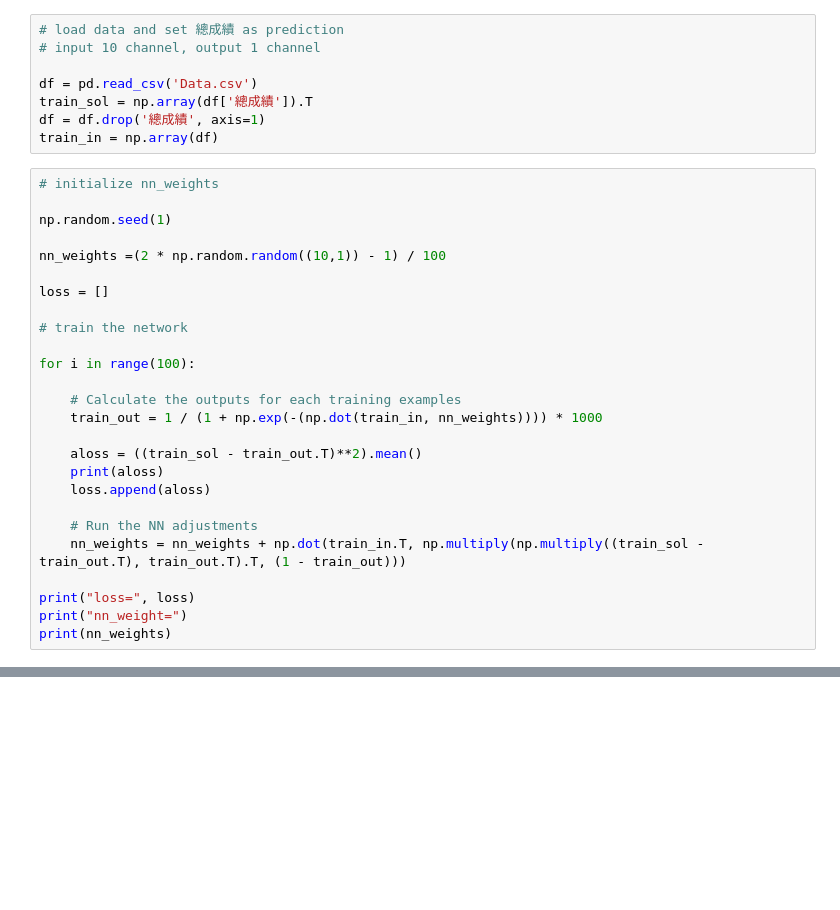
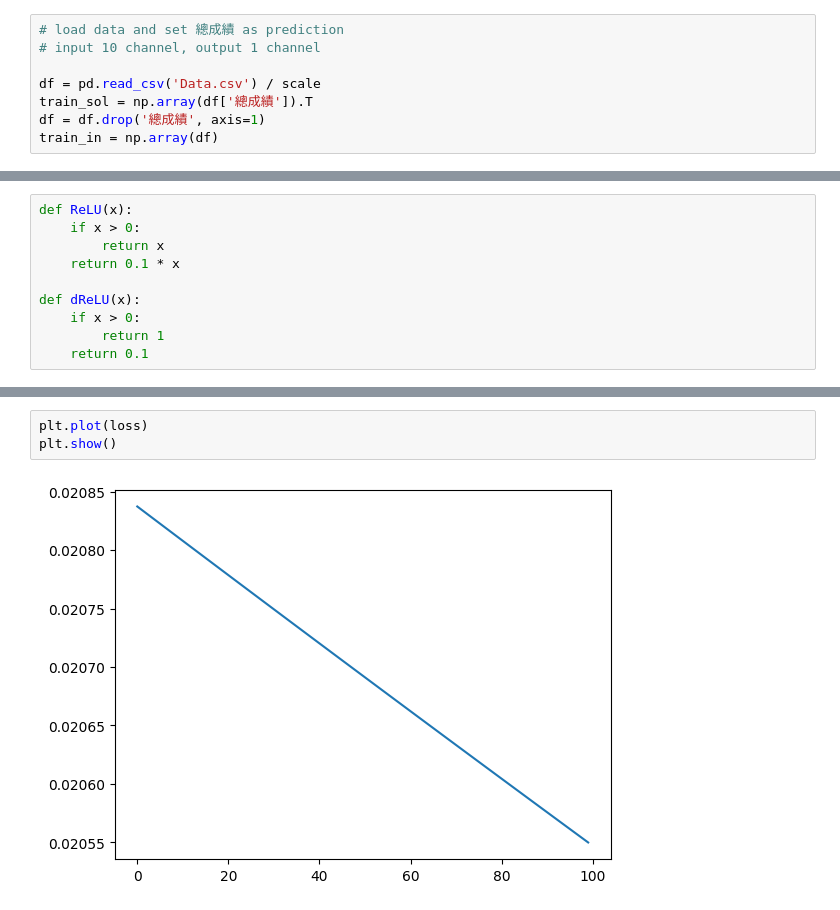
Before and after one commit to MakerTakala/NTNU-Artificial_Intelligence, a Jupyter notebook: HW1/HW1.ipynb, the cells around one changed output, grey strips where cells are left out. Saved outputs shown, nothing was run; the diff lists cells and outputs as text; blank space fills up the shorter version.

```diff
--- a/HW1/HW1.ipynb
+++ b/HW1/HW1.ipynb
@@ -6,33 +12,7 @@ import pandas as pd
 # load data and set 總成績 as prediction
 # input 10 channel, output 1 channel
 
-df = pd.read_csv('Data.csv')
+df = pd.read_csv('Data.csv') / scale
 train_sol = np.array(df['總成績']).T
 df = df.drop('總成績', axis=1)
 train_in = np.array(df)
-# %%
-# initialize nn_weights
-
-np.random.seed(1)
-
-nn_weights =(2 * np.random.random((10,1)) - 1) / 100
-
-loss = []
-
-# train the network
-
-for i in range(100):
-
-    # Calculate the outputs for each training examples
-    train_out = 1 / (1 + np.exp(-(np.dot(train_in, nn_weights)))) * 1000
-
-    aloss = ((train_sol - train_out.T)**2).mean()
-    print(aloss)
-    loss.append(aloss)
-
-    # Run the NN adjustments
-    nn_weights = nn_weights + np.dot(train_in.T, np.multiply(np.multiply((train_sol - train_out.T), train_out.T).T, (1 - train_out)))
-
-print("loss=", loss)
-print("nn_weight=")
-print(nn_weights)
@@ -64,0 +19,10 @@ print(np.dot(test_in, nn_weights))
+# %%
+def ReLU(x):
+    if x > 0:
+        return x
+    return 0.1 * x
+
+def dReLU(x):
+    if x > 0:
+        return 1
+    return 0.1
@@ -64,0 +102,5 @@ print(np.dot(test_in, nn_weights))
+# %%
+plt.plot(loss)
+plt.show()
+# %% [output]
+[figure, added]
```
Also changed, not shown: parts of 6 cells of this notebook.
